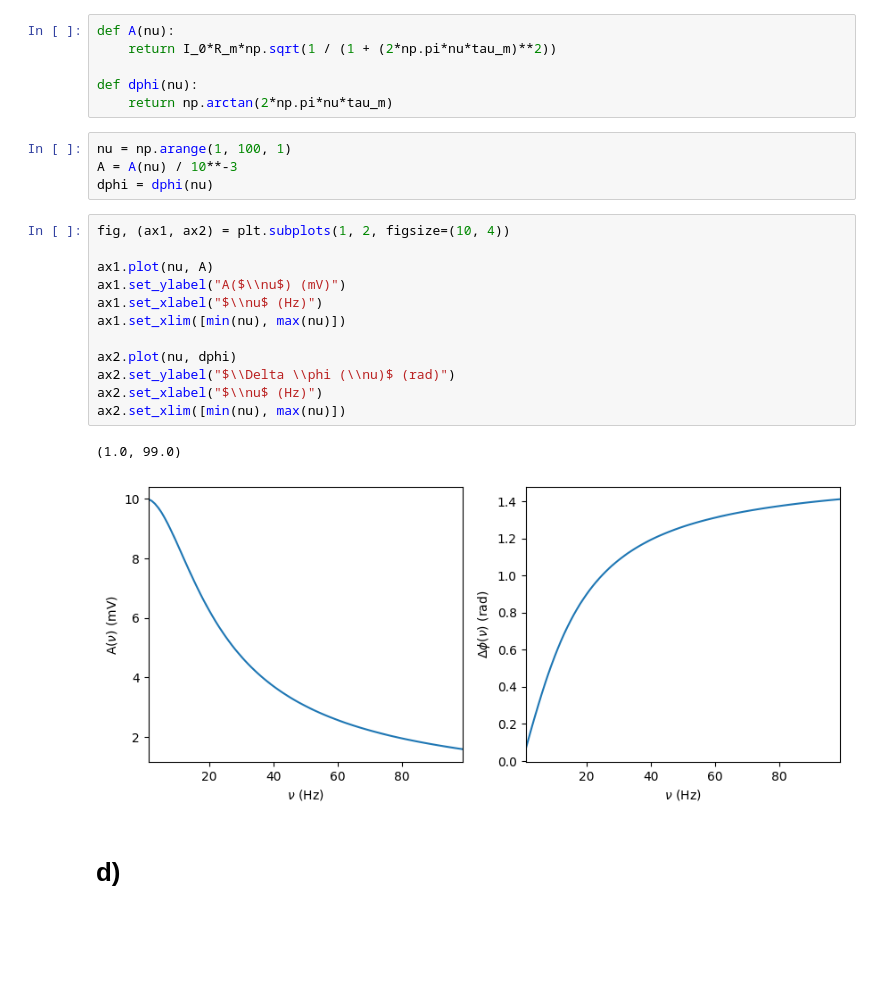
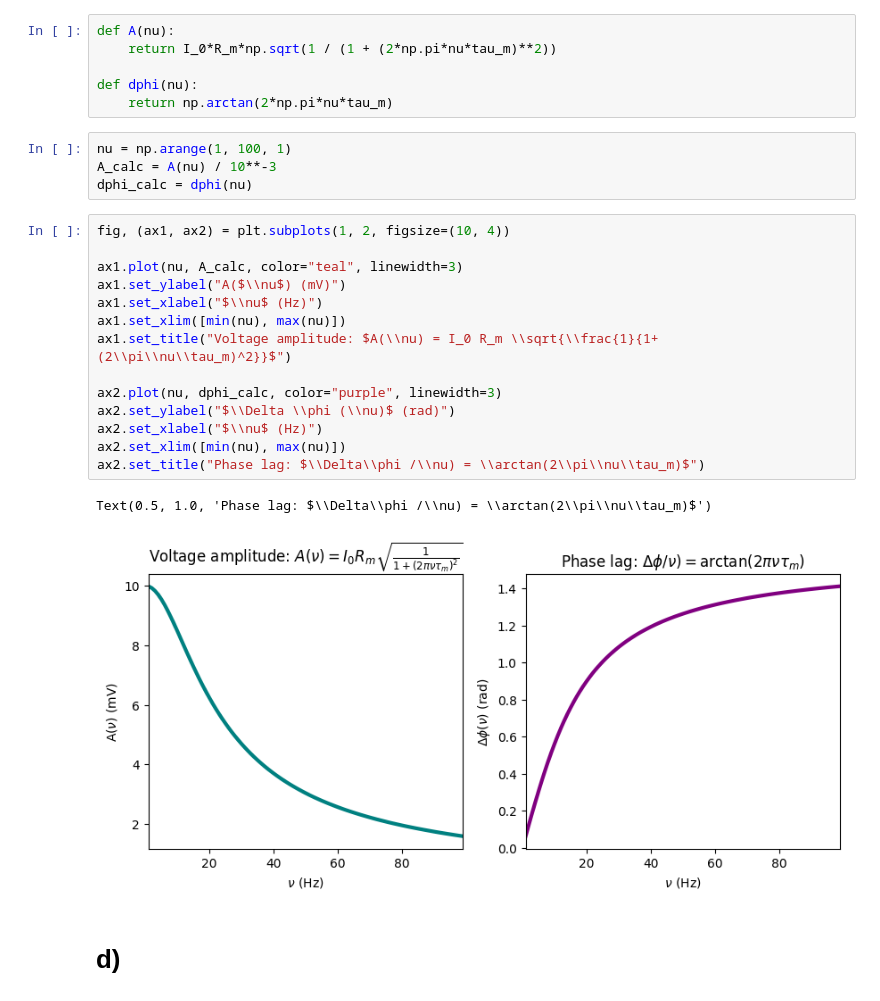
Before and after one commit to janovovo/MNS_CP_Part2, a Jupyter notebook: CP4_Jano.ipynb, the cells around one changed output. Saved outputs shown, nothing was run; the diff lists cells and outputs as text; blank space fills up the shorter version.

```diff
--- a/CP4_Jano.ipynb
+++ b/CP4_Jano.ipynb
@@ -199,22 +204,24 @@ def dphi(nu):
     return np.arctan(2*np.pi*nu*tau_m)
 # %%
 nu = np.arange(1, 100, 1)
-A = A(nu) / 10**-3
-dphi = dphi(nu)
+A_calc = A(nu) / 10**-3
+dphi_calc = dphi(nu)
 # %%
 fig, (ax1, ax2) = plt.subplots(1, 2, figsize=(10, 4))
 
-ax1.plot(nu, A)
+ax1.plot(nu, A_calc, color="teal", linewidth=3)
 ax1.set_ylabel("A($\\nu$) (mV)")
 ax1.set_xlabel("$\\nu$ (Hz)")
 ax1.set_xlim([min(nu), max(nu)])
+ax1.set_title("Voltage amplitude: $A(\\nu) = I_0 R_m \\sqrt{\\frac{1}{1+(2\\pi\\nu\\tau_m)^2}}$")
 
-ax2.plot(nu, dphi)
+ax2.plot(nu, dphi_calc, color="purple", linewidth=3)
 ax2.set_ylabel("$\\Delta \\phi (\\nu)$ (rad)")
 ax2.set_xlabel("$\\nu$ (Hz)")
 ax2.set_xlim([min(nu), max(nu)])
+ax2.set_title("Phase lag: $\\Delta\\phi /\\nu) = \\arctan(2\\pi\\nu\\tau_m)$")
 # %% [output]
-(1.0, 99.0)
+Text(0.5, 1.0, 'Phase lag: $\\Delta\\phi /\\nu) = \\arctan(2\\pi\\nu\\tau_m)$')
-[figure, old version]
+[figure, new version]
 # %% [markdown]
 # d)
```
Also changed, not shown: parts of 8 cells of this notebook.
